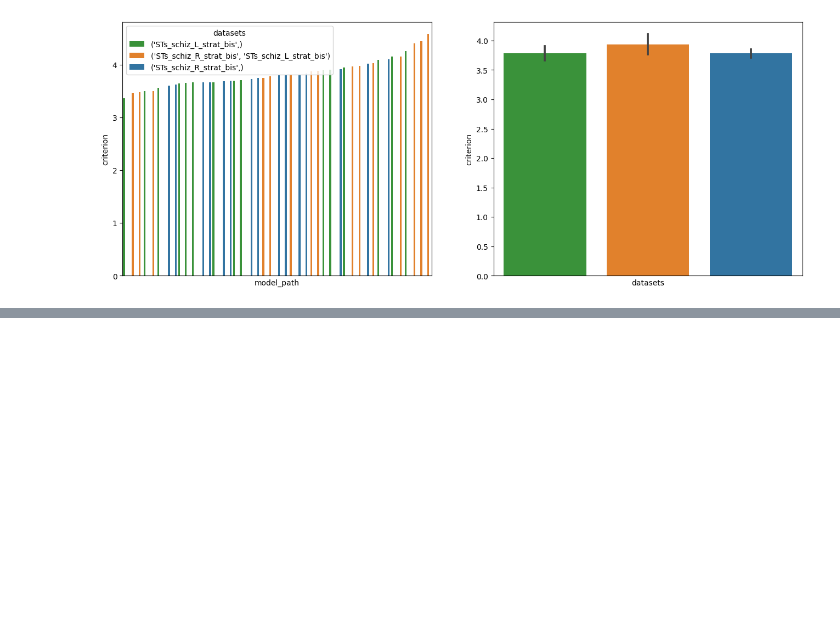
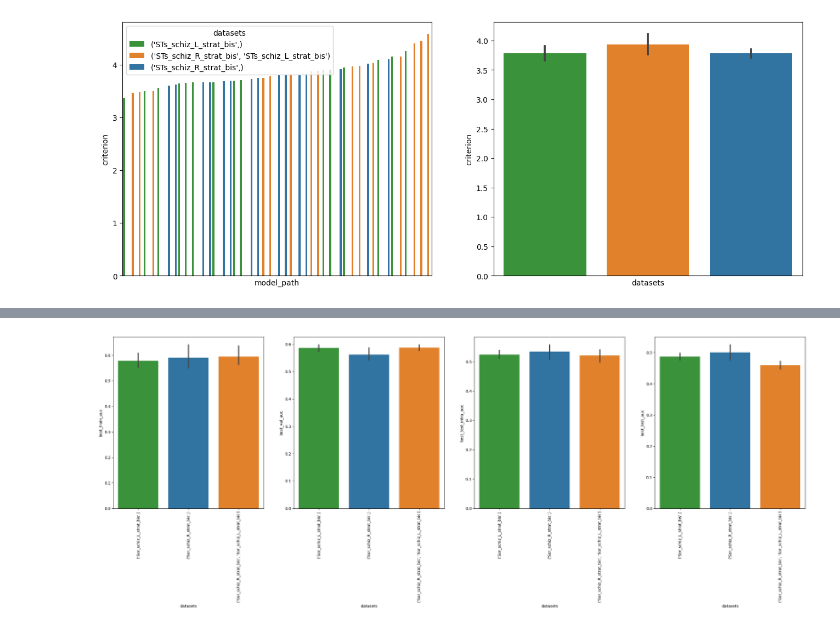
Before and after one commit to neurospin-projects/2023_agaudin_jchavas_folding_supervised, a Jupyter notebook: contrastive/notebooks/wandb_grid_searches/side_comparison.ipynb, the cells around one changed output, grey strips where cells are left out. Saved outputs shown, nothing was run; the diff lists cells and outputs as text; code cells hidden in the pictures; blank space fills up the shorter version.

```diff
--- a/contrastive/notebooks/wandb_grid_searches/side_comparison.ipynb
+++ b/contrastive/notebooks/wandb_grid_searches/side_comparison.ipynb
@@ -111,0 +114,7 @@ bdd_sts[:10]
+# %%
+palette = {"('Sor_schiz_L_strat_bis',)": 'C2',
+           "('Sor_schiz_R_strat_bis',)": 'C0',
+           "('Sor_schiz_R_strat_bis', 'Sor_schiz_L_strat_bis')": 'C1'}
+
+bdd_sor = pd.read_csv("/neurospin/dico/agaudin/Runs/09_new_repo/Output/grid_searches/step2/S.or./bdd_Sor.csv", index_col=0)
+bdd_sor
@@ -111,0 +139,21 @@ bdd_sts[:10]
+# %%
+plt.figure(figsize=(32,8))
+
+plt.subplot(141)
+sns.barplot(bdd_sor, y='best_train_auc', x='datasets', palette=palette)
+plt.xticks(rotation=90)
+
+plt.subplot(142)
+sns.barplot(bdd_sor, y='best_val_auc', x='datasets', palette=palette)
+plt.xticks(rotation=90)
+
+plt.subplot(143)
+sns.barplot(bdd_sor, y='best_test_intra_auc', x='datasets', palette=palette)
+plt.xticks(rotation=90)
+
+plt.subplot(144)
+sns.barplot(bdd_sor, y='best_test_auc', x='datasets', palette=palette)
+plt.xticks(rotation=90)
+plt.show()
+# %% [output]
+[figure, added]
```
Also changed, not shown: parts of 7 cells of this notebook, 10 other files.
